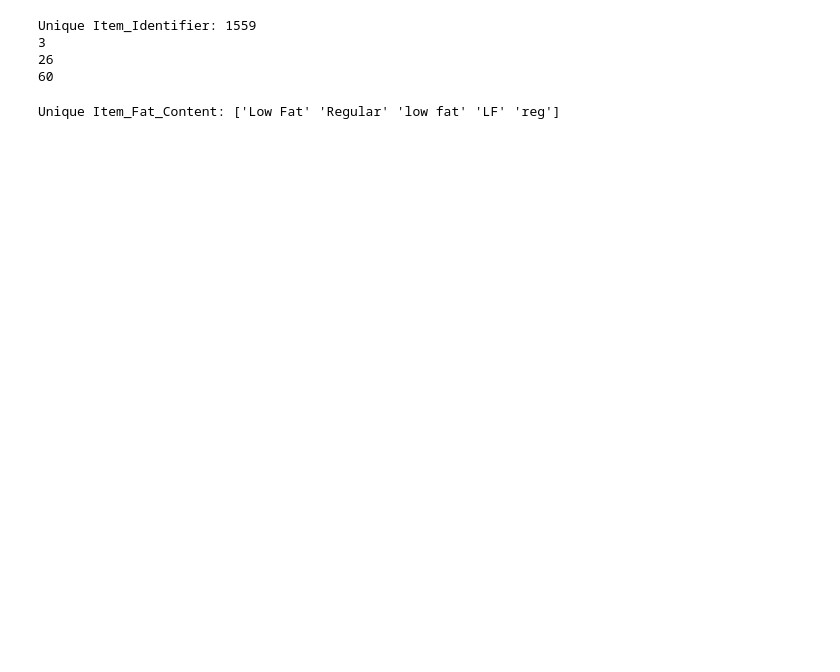
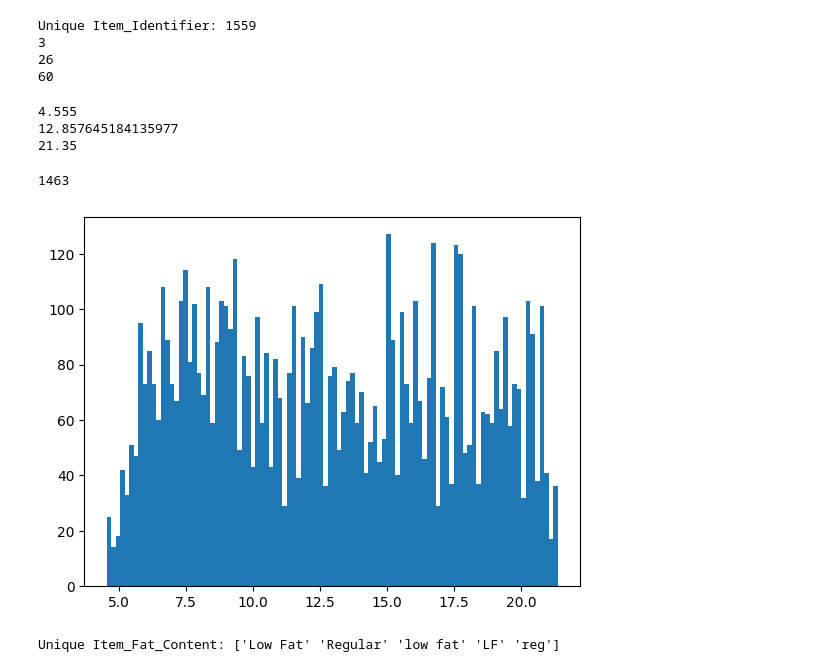
Before and after one commit to sudeshgm/big_mart_sales_iii, a Jupyter notebook: notebooks/data_analysis.ipynb, the cells around one changed output. Drawn from its saved outputs; the diff is of its cells as text; code cells hidden in the pictures; blank space fills up the shorter version.

Commit message:
Updating data preprocessing techniques

```diff
--- a/notebooks/data_analysis.ipynb
+++ b/notebooks/data_analysis.ipynb
@@ -44,4 +42,23 @@ Unique Item_Identifier: 1559
 3
 26
 60
+# %%
+#2 --------- Item_Weight ---------
+# Numerical Float
+print(np.min(data["Item_Weight"])) # 4.555
+print(np.mean(data["Item_Weight"])) # 12.857645184135977
+print(np.max(data["Item_Weight"])) # 21.35
+plt.hist(data["Item_Weight"], bins=100)
+# Distribution is not skewed nor is it centered around a value.
+pd.unique(data["Item_Weight"].isna())
+# Has NaNs
+len(data[data["Item_Weight"].isna()])
+# 1463 rows have NaN. Simply dropping them is not a solution.
+# --
+# %% [output]
+4.555
+12.857645184135977
+21.35
+1463
+[figure, added]
 # %%
```
Also changed, not shown: parts of 14 cells of this notebook, 6 other files.
